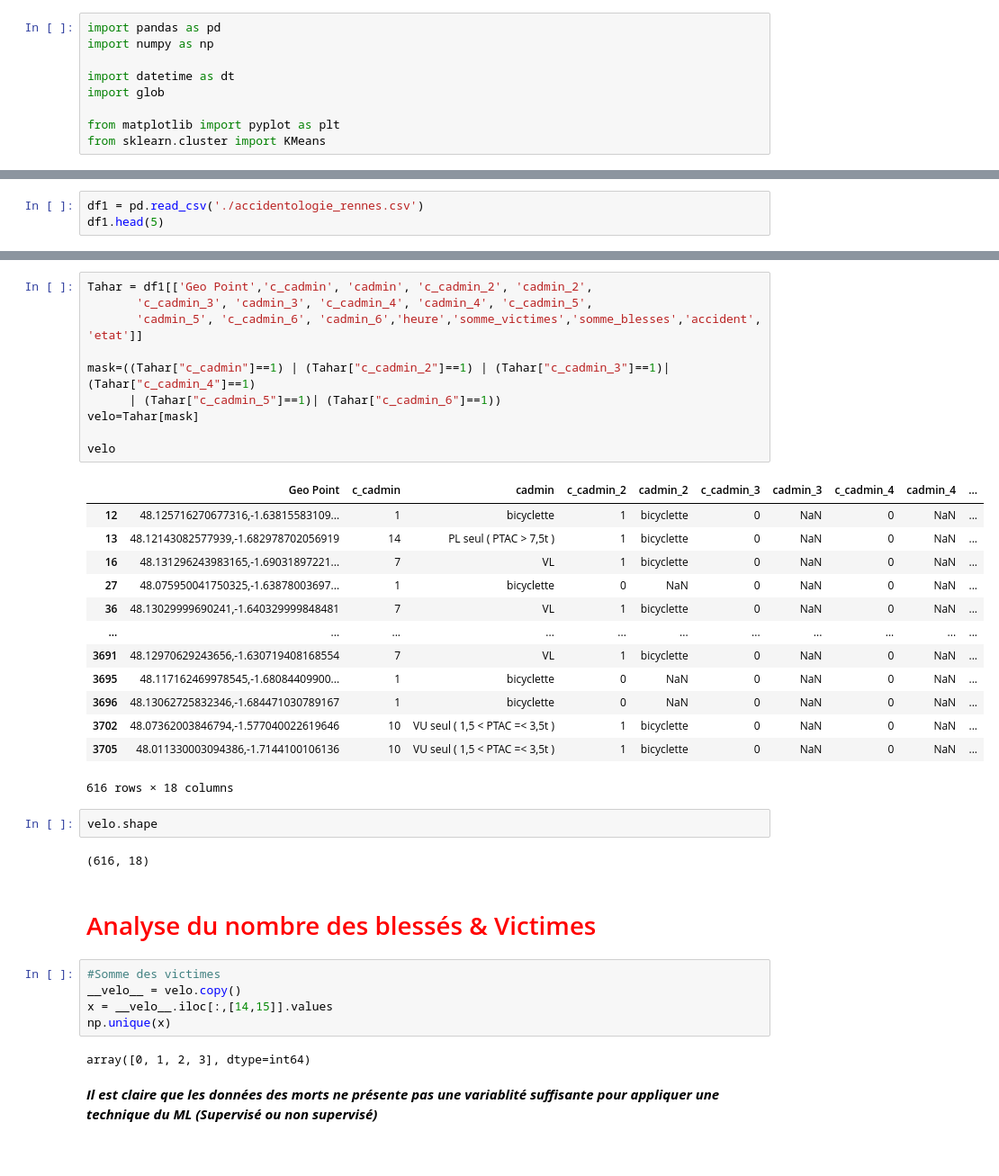
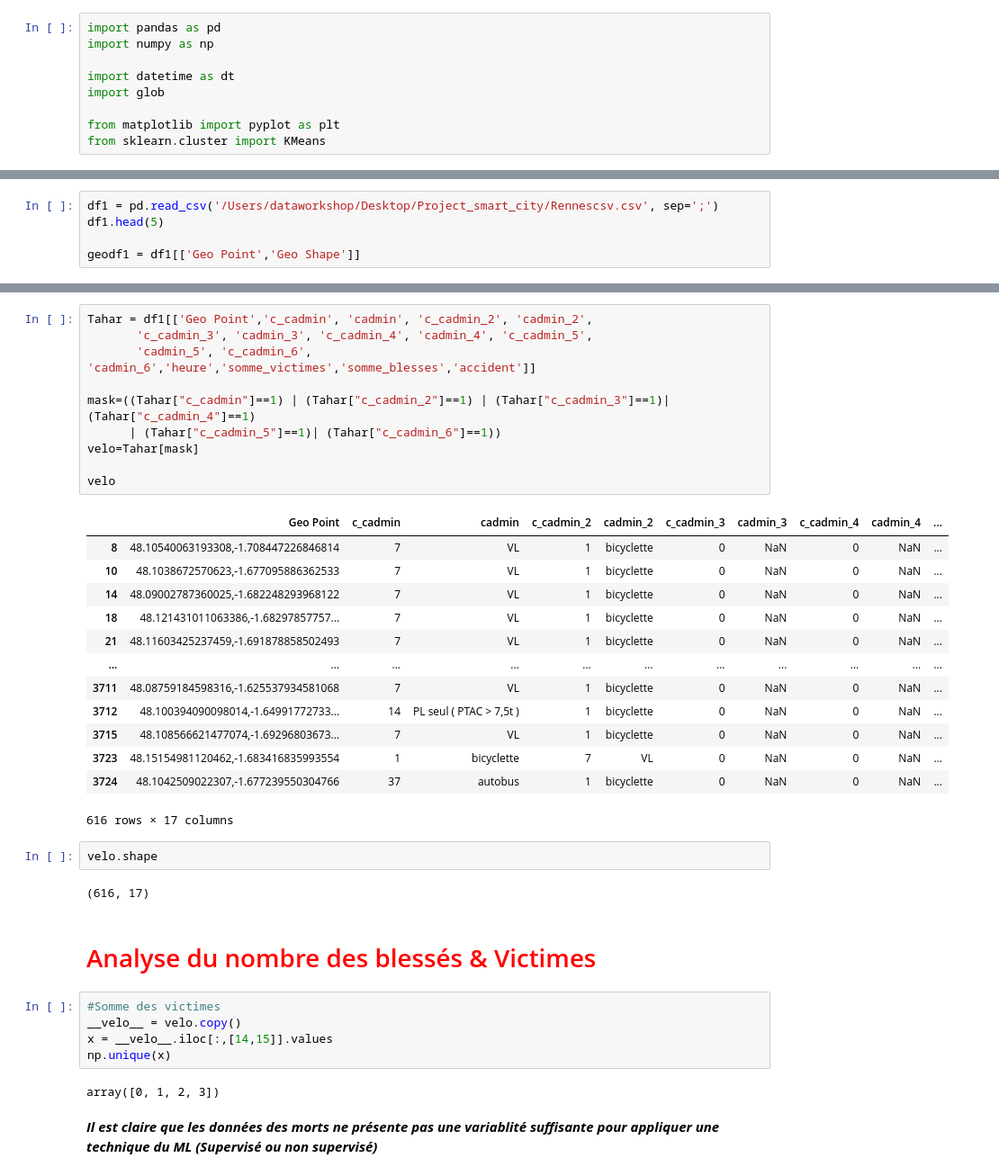
Before and after one commit to HachaniAli/Smart-city, a Jupyter notebook: Clustering_final_version.ipynb, the cells around one changed output, grey strips where cells are left out. Shown: that part at 90% size. Cells and saved outputs as stored; diff of their text form.

```diff
--- a/Clustering_final_version.ipynb
+++ b/Clustering_final_version.ipynb
@@ -10,3 +22,5 @@ from sklearn.cluster import KMeans
 # %%
-df1 = pd.read_csv('./accidentologie_rennes.csv')
+df1 = pd.read_csv('/Users/dataworkshop/Desktop/Project_smart_city/Rennescsv.csv', sep=';')
 df1.head(5)
+
+geodf1 = df1[['Geo Point','Geo Shape']]
@@ -21,31 +69,31 @@ df1.head(5)
 # %%
 Tahar = df1[['Geo Point','c_cadmin', 'cadmin', 'c_cadmin_2', 'cadmin_2',
        'c_cadmin_3', 'cadmin_3', 'c_cadmin_4', 'cadmin_4', 'c_cadmin_5',
-       'cadmin_5', 'c_cadmin_6', 'cadmin_6','heure','somme_victimes','somme_blesses','accident', 'etat']]
+       'cadmin_5', 'c_cadmin_6', 'cadmin_6','heure','somme_victimes','somme_blesses','accident']]
 
 mask=((Tahar["c_cadmin"]==1) | (Tahar["c_cadmin_2"]==1) | (Tahar["c_cadmin_3"]==1)| (Tahar["c_cadmin_4"]==1)
       | (Tahar["c_cadmin_5"]==1)| (Tahar["c_cadmin_6"]==1))
 velo=Tahar[mask]
 
 velo
 # %% [output]
 |  | Geo Point | c_cadmin | cadmin | c_cadmin_2 | cadmin_2 | c_cadmin_3 | cadmin_3 | c_cadmin_4 | cadmin_4 | ... |
-| 12 | 48.125716270677316,-1.63815583109... | 1 | bicyclette | 1 | bicyclette | 0 | NaN | 0 | NaN | ... |
-| 13 | 48.12143082577939,-1.682978702056919 | 14 | PL seul ( PTAC > 7,5t ) | 1 | bicyclette | 0 | NaN | 0 | NaN | ... |
-| 16 | 48.131296243983165,-1.69031897221... | 7 | VL | 1 | bicyclette | 0 | NaN | 0 | NaN | ... |
-| 27 | 48.075950041750325,-1.63878003697... | 1 | bicyclette | 0 | NaN | 0 | NaN | 0 | NaN | ... |
-| 36 | 48.13029999690241,-1.640329999848481 | 7 | VL | 1 | bicyclette | 0 | NaN | 0 | NaN | ... |
+| 8 | 48.10540063193308,-1.708447226846814 | 7 | VL | 1 | bicyclette | 0 | NaN | 0 | NaN | ... |
+| 10 | 48.1038672570623,-1.677095886362533 | 7 | VL | 1 | bicyclette | 0 | NaN | 0 | NaN | ... |
+| 14 | 48.09002787360025,-1.682248293968122 | 7 | VL | 1 | bicyclette | 0 | NaN | 0 | NaN | ... |
+| 18 | 48.121431011063386,-1.68297857757... | 7 | VL | 1 | bicyclette | 0 | NaN | 0 | NaN | ... |
+| 21 | 48.11603425237459,-1.691878858502493 | 7 | VL | 1 | bicyclette | 0 | NaN | 0 | NaN | ... |
 | ... | ... | ... | ... | ... | ... | ... | ... | ... | ... | ... |
-| 3691 | 48.12970629243656,-1.630719408168554 | 7 | VL | 1 | bicyclette | 0 | NaN | 0 | NaN | ... |
-| 3695 | 48.117162469978545,-1.68084409900... | 1 | bicyclette | 0 | NaN | 0 | NaN | 0 | NaN | ... |
-| 3696 | 48.13062725832346,-1.684471030789167 | 1 | bicyclette | 0 | NaN | 0 | NaN | 0 | NaN | ... |
-| 3702 | 48.07362003846794,-1.577040022619646 | 10 | VU seul ( 1,5 < PTAC =< 3,5t ) | 1 | bicyclette | 0 | NaN | 0 | NaN | ... |
-| 3705 | 48.011330003094386,-1.7144100106136 | 10 | VU seul ( 1,5 < PTAC =< 3,5t ) | 1 | bicyclette | 0 | NaN | 0 | NaN | ... |
+| 3711 | 48.08759184598316,-1.625537934581068 | 7 | VL | 1 | bicyclette | 0 | NaN | 0 | NaN | ... |
+| 3712 | 48.100394090098014,-1.64991772733... | 14 | PL seul ( PTAC > 7,5t ) | 1 | bicyclette | 0 | NaN | 0 | NaN | ... |
+| 3715 | 48.108566621477074,-1.69296803673... | 7 | VL | 1 | bicyclette | 0 | NaN | 0 | NaN | ... |
+| 3723 | 48.15154981120462,-1.683416835993554 | 1 | bicyclette | 7 | VL | 0 | NaN | 0 | NaN | ... |
+| 3724 | 48.1042509022307,-1.677239550304766 | 37 | autobus | 1 | bicyclette | 0 | NaN | 0 | NaN | ... |
-616 rows × 18 columns
+616 rows × 17 columns
 # %%
 velo.shape
 # %% [output]
-(616, 18)
+(616, 17)
 # %% [markdown]
 # <font color='red'>Analyse du nombre des blessés & Victimes </font>
 # %%
@@ -54,7 +102,7 @@ __velo__ = velo.copy()
 x = __velo__.iloc[:,[14,15]].values
 np.unique(x)
 # %% [output]
-array([0, 1, 2, 3], dtype=int64)
+array([0, 1, 2, 3])
 # %% [markdown]
 **_Il est claire que les données des morts ne présente pas une variablité suffisante pour appliquer une technique du ML (Supervisé ou non supervisé)_**
 # %%
```
Also changed, not shown: parts of 18 cells of this notebook, 6 other files.
